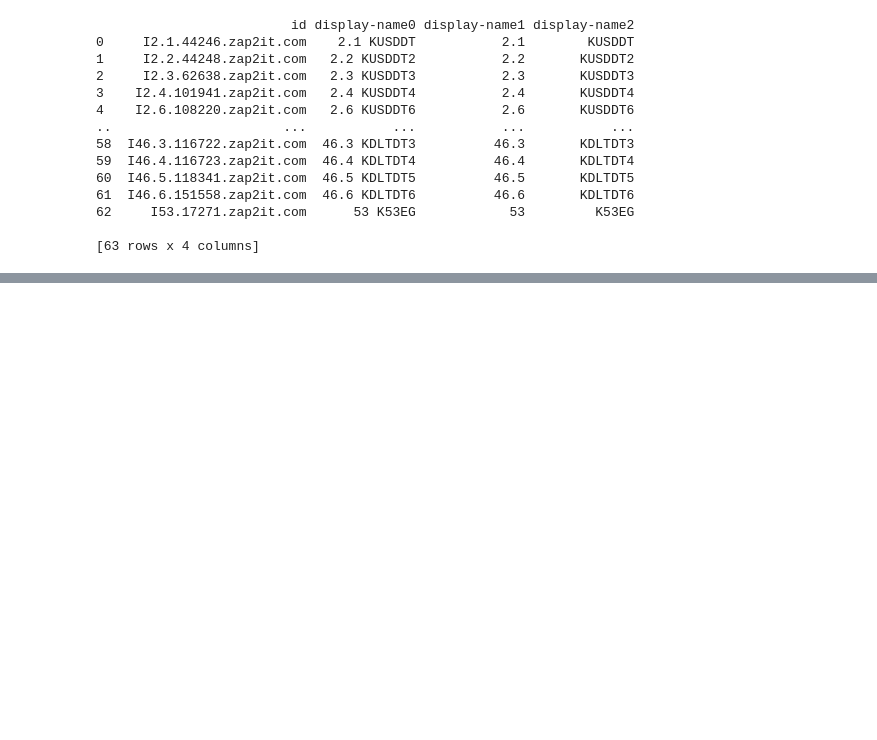
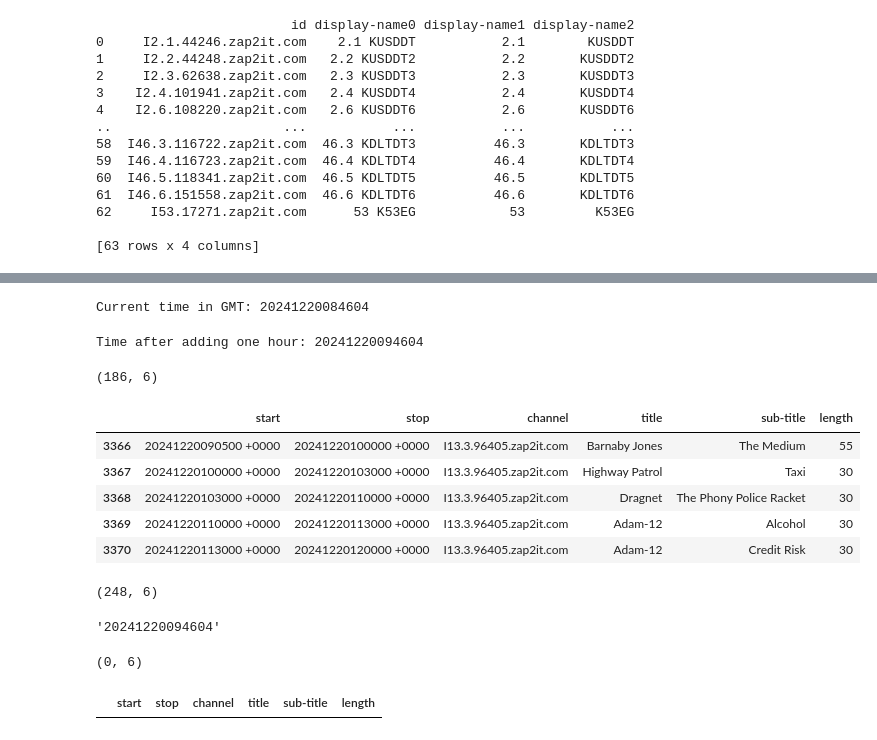
Before and after one commit to tonybutzer/dvr1, a Jupyter notebook: 8_study/tv_guide/explore_tv_xml.ipynb, the cells around one changed output, grey strips where cells are left out. Drawn from its saved outputs; the diff is of its cells as text; code cells hidden in the pictures; blank space fills up the shorter version.

```diff
--- a/8_study/tv_guide/explore_tv_xml.ipynb
+++ b/8_study/tv_guide/explore_tv_xml.ipynb
@@ -129,0 +170,10 @@ df[df['display-name1'] == 2.2]
+# %%
+from datetime import datetime, timezone, timedelta
+
+# Get current time in UTC
+now_utc = datetime.now(timezone.utc)
+
+# Format the time as a human-readable string
+gmt_time_str = now_utc.strftime("%Y-%m-%d %H:%M:%S %Z")
+
+print(f"Current time in GMT: {gmt_time_str}")
@@ -129,0 +182,37 @@ df[df['display-name1'] == 2.2]
+# %%
+gmt_time_str = now_utc.strftime("%Y%m%d%H%M%S")
+
+print(f"Current time in GMT: {gmt_time_str}")
+# %% [output]
+Current time in GMT: 20241220084604
+# %%
+one_hour_later = now_utc + timedelta(hours=1)
+# Format the time as a human-readable string
+formatted_time = one_hour_later.strftime("%Y%m%d%H%M%S")
+
+print(f"Time after adding one hour: {formatted_time}")
+# %% [output]
+Time after adding one hour: 20241220094604
+# %%
+tqdf = kelo_df[kelo_df['start'] > gmt_time_str]
+# %%
+tqdf.shape
+# %% [output]
+(186, 6)
+# %%
+tqdf.head()
+# %% [output]
+|  | start | stop | channel | title | sub-title | length |
+| 3366 | 20241220090500 +0000 | 20241220100000 +0000 | I13.3.96405.zap2it.com | Barnaby Jones | The Medium | 55 |
+| 3367 | 20241220100000 +0000 | 20241220103000 +0000 | I13.3.96405.zap2it.com | Highway Patrol | Taxi | 30 |
+| 3368 | 20241220103000 +0000 | 20241220110000 +0000 | I13.3.96405.zap2it.com | Dragnet | The Phony Police Racket | 30 |
+| 3369 | 20241220110000 +0000 | 20241220113000 +0000 | I13.3.96405.zap2it.com | Adam-12 | Alcohol | 30 |
+| 3370 | 20241220113000 +0000 | 20241220120000 +0000 | I13.3.96405.zap2it.com | Adam-12 | Credit Risk | 30 |
+# %%
+kelo_df.shape
+# %% [output]
+(248, 6)
+# %%
+formatted_time
+# %% [output]
+'20241220094604'
@@ -129,0 +221,8 @@ df[df['display-name1'] == 2.2]
+# %%
+tqqdf.shape
+# %% [output]
+(0, 6)
+# %%
+tqqdf.head()
+# %% [output]
+|  | start | stop | channel | title | sub-title | length |
```
Also changed, not shown: parts of 16 cells of this notebook.
